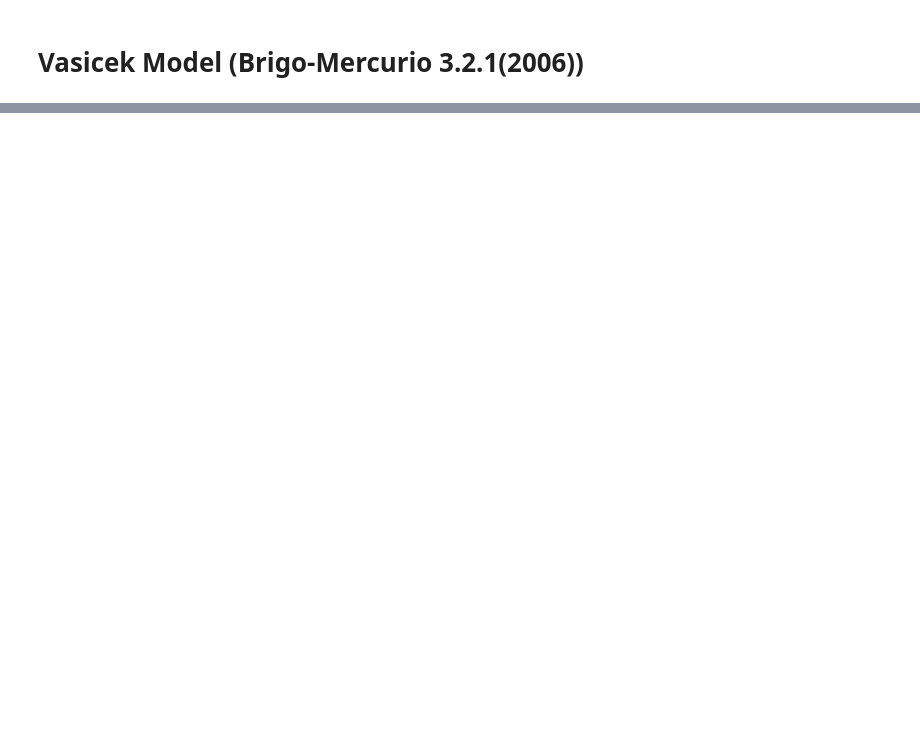
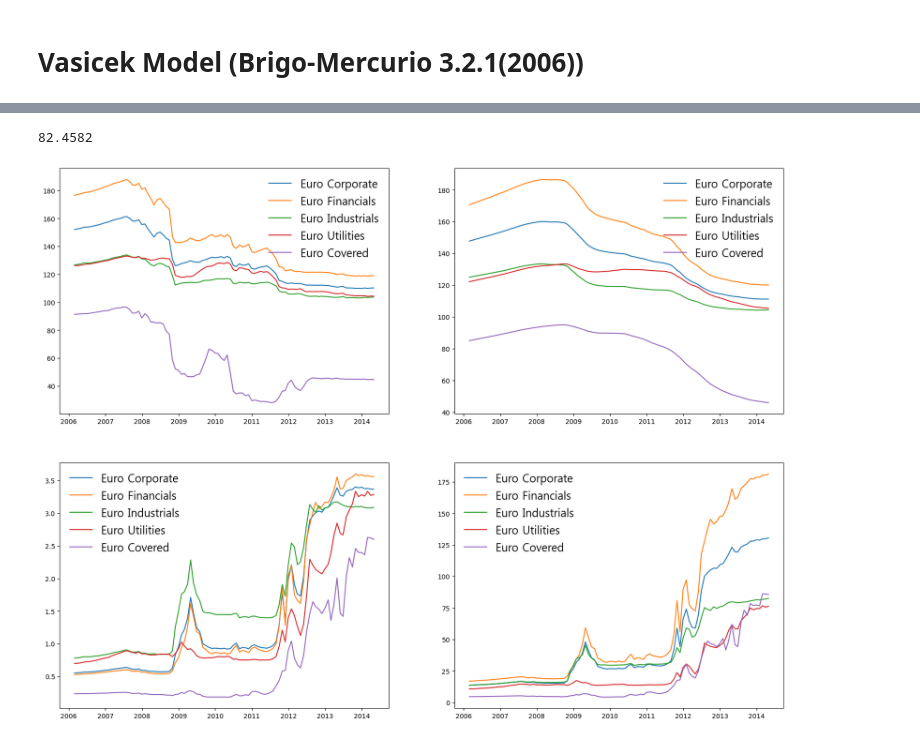
Before and after one commit to colinky/financial_model, a Jupyter notebook: interest_rate_model.ipynb, the cells around one changed output, grey strips where cells are left out. Drawn from its saved outputs; the diff is of its cells as text; code cells hidden in the pictures; blank space fills up the shorter version.

```diff
--- a/interest_rate_model.ipynb
+++ b/interest_rate_model.ipynb
@@ -52,0 +191,18 @@ plt.show()
+# %%
+print(eu[-1,1,0])
+# %% [output]
+82.4582
+# %%
+import matplotlib.pyplot as plt
+
+fontsize=14
+date2num = mpl.dates.date2num(df_spread['date'])
+mpl.rcParams.update(mpl.rcParamsDefault)
+fig, axs = plt.subplots(2, 2, figsize=(20,15))
+for i in range(4):
+    for j in range(5):
+        axs[i//2, i%2].plot(df_spread['date'][1:100], eu[:99,i,j], label=df_spread.columns[j+1])
+    axs[i//2, i%2].legend(loc='best',frameon=False, prop=mlgn)
+plt.show()
+# %% [output]
+[figure, added]
```
Also changed, not shown: parts of 10 cells of this notebook.
